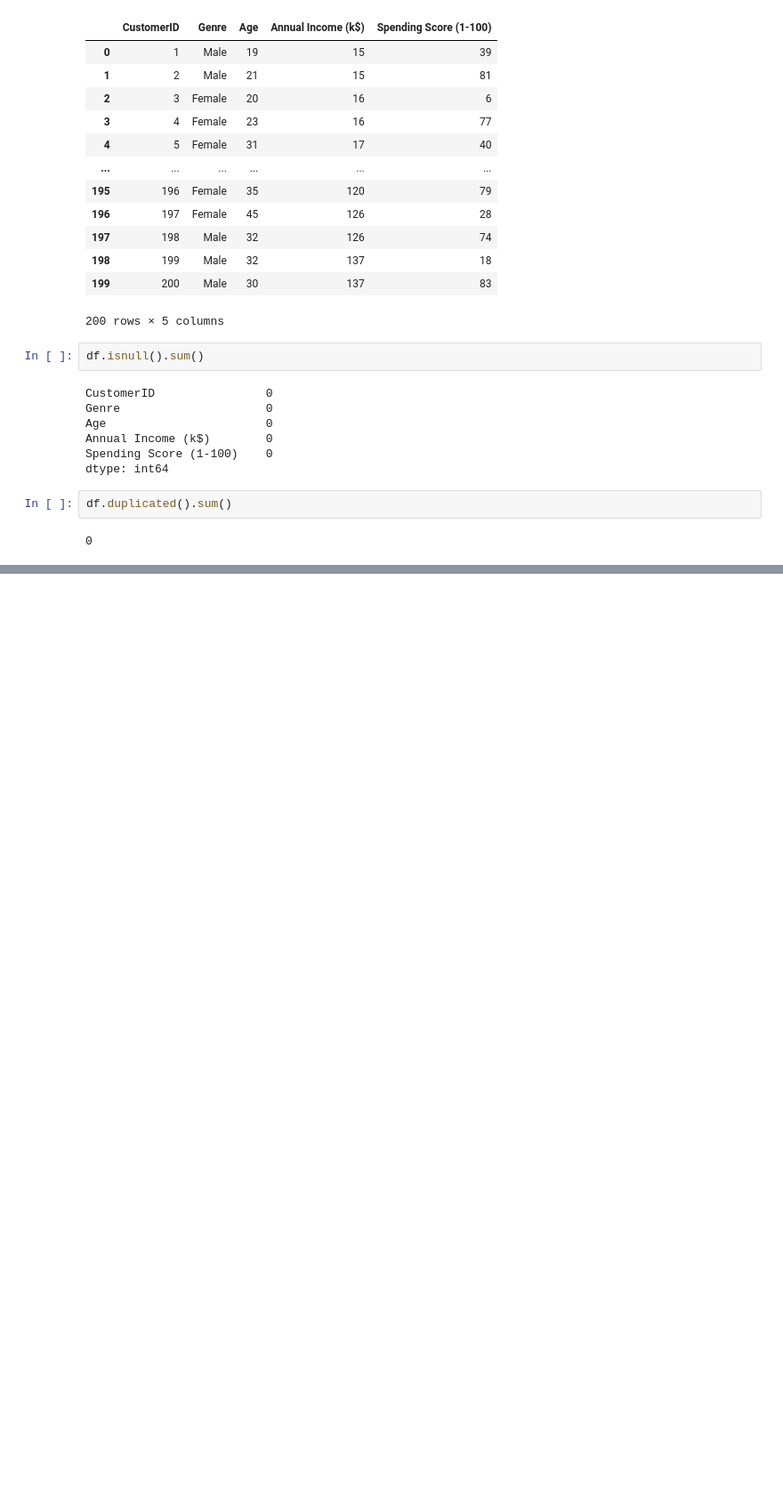
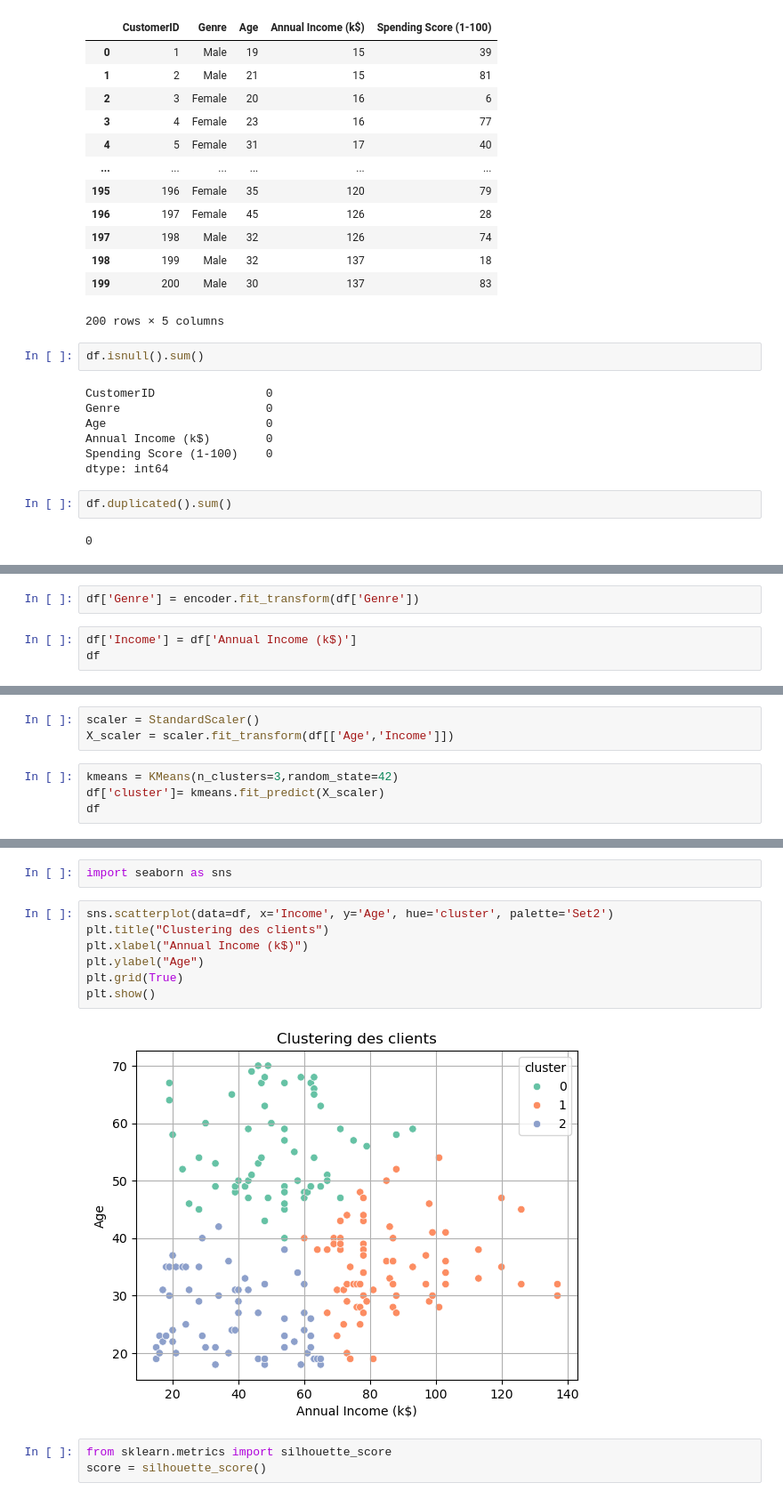
Before and after one commit to Ezekiat/formation, a Jupyter notebook: Untitled Folder/mall_customer.ipynb, the cells around one changed output, grey strips where cells are left out. Shown: that part at 89% size. Saved outputs shown, nothing was run; the diff lists cells and outputs as text; blank space fills up the shorter version.

```diff
--- a/Untitled Folder/mall_customer.ipynb
+++ b/Untitled Folder/mall_customer.ipynb
@@ -34,0 +39,5 @@ df.duplicated().sum()
+# %%
+df['Genre'] = encoder.fit_transform(df['Genre'])
+# %%
+df['Income'] = df['Annual Income (k$)']
+df
@@ -34,0 +58,7 @@ df.duplicated().sum()
+# %%
+scaler = StandardScaler()
+X_scaler = scaler.fit_transform(df[['Age','Income']])
+# %%
+kmeans = KMeans(n_clusters=3,random_state=42)
+df['cluster']= kmeans.fit_predict(X_scaler)
+df
@@ -34,0 +99,14 @@ df.duplicated().sum()
+# %%
+import seaborn as sns
+# %%
+sns.scatterplot(data=df, x='Income', y='Age', hue='cluster', palette='Set2')
+plt.title("Clustering des clients")
+plt.xlabel("Annual Income (k$)")
+plt.ylabel("Age")
+plt.grid(True)
+plt.show()
+# %% [output]
+[figure, added]
+# %%
+from sklearn.metrics import silhouette_score
+score = silhouette_score()
```
Also changed, not shown: parts of 4 cells of this notebook, 5 other files.
